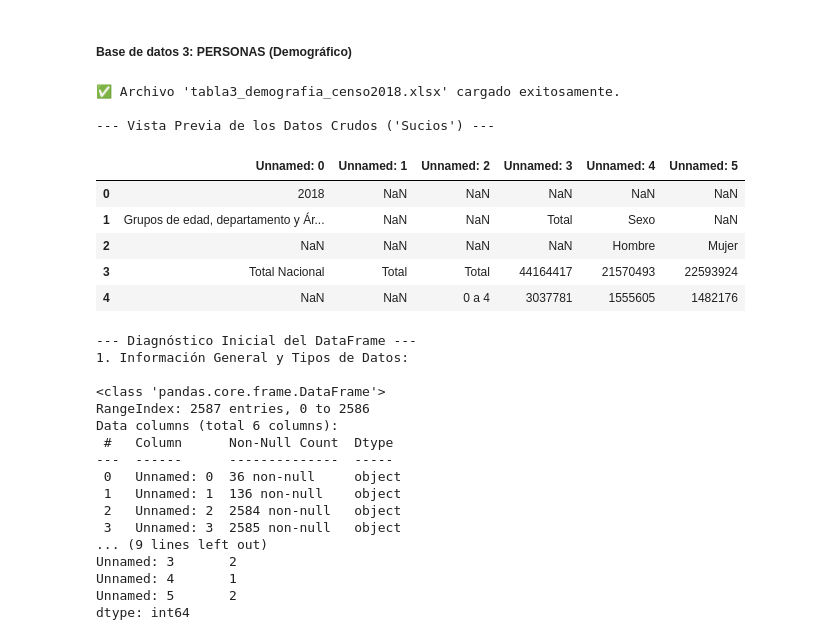
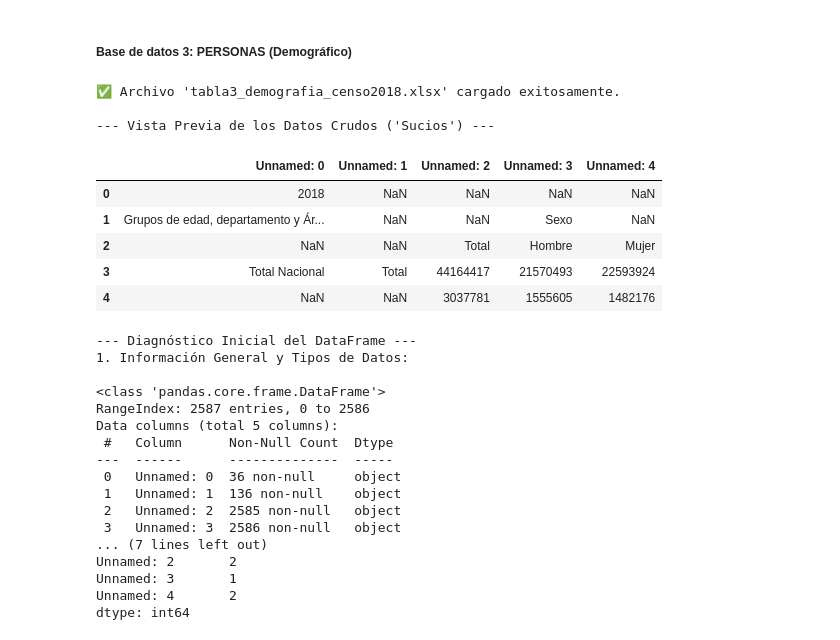
Before and after one commit to AnniebbPictures/Analisis-de-la-industria-automotriz-en-Colombia, a Jupyter notebook: Taller_Final_Corte3.ipynb, the cells around one changed output. Cells and saved outputs as stored; diff of their text form; code cells hidden in the pictures.

```diff
--- a/Taller_Final_Corte3.ipynb
+++ b/Taller_Final_Corte3.ipynb
@@ -429,29 +349,29 @@ Shape final tabla2: (11, 12)
 # %% [markdown]
 ##### Base de datos 3: PERSONAS (Demográfico)
 # %%
-file_path3 = 'tabla3_demografia_censo2018.xlsx'
+file_path3 = 'tabla3_demografia_censo2018_Og.xlsx'
 
 # Se lee el archivo Excel y se carga en un DataFrame de Pandas.
 # El bloque 'try-except' es una buena práctica para manejar errores si el archivo no existe.
 try:
     df3 = pd.read_excel(file_path3)
     print("✅ Archivo 'tabla3_demografia_censo2018.xlsx' cargado exitosamente.")
 except FileNotFoundError:
     print(f"❌ Error: No se encontró el archivo '{file_path3}'. Asegúrate de que esté en la misma carpeta.")
 
 # Mostramos las primeras 5 filas para tener una idea inicial de los datos.
 print("\n--- Vista Previa de los Datos Crudos ('Sucios') ---")
 df3.head()
 # %% [output]
 ✅ Archivo 'tabla3_demografia_censo2018.xlsx' cargado exitosamente.
 
 --- Vista Previa de los Datos Crudos ('Sucios') ---
-|  | Unnamed: 0 | Unnamed: 1 | Unnamed: 2 | Unnamed: 3 | Unnamed: 4 | Unnamed: 5 |
-| 0 | 2018 | NaN | NaN | NaN | NaN | NaN |
-| 1 | Grupos de edad, departamento y Ár... | NaN | NaN | Total | Sexo | NaN |
-| 2 | NaN | NaN | NaN | NaN | Hombre | Mujer |
-| 3 | Total Nacional | Total | Total | 44164417 | 21570493 | 22593924 |
-| 4 | NaN | NaN | 0 a 4 | 3037781 | 1555605 | 1482176 |
+|  | Unnamed: 0 | Unnamed: 1 | Unnamed: 2 | Unnamed: 3 | Unnamed: 4 |
+| 0 | 2018 | NaN | NaN | NaN | NaN |
+| 1 | Grupos de edad, departamento y Ár... | NaN | NaN | Sexo | NaN |
+| 2 | NaN | NaN | Total | Hombre | Mujer |
+| 3 | Total Nacional | Total | 44164417 | 21570493 | 22593924 |
+| 4 | NaN | NaN | 3037781 | 1555605 | 1482176 |
 # %%
 # Antes de limpiar, un buen analista siempre diagnostica el estado de los datos.
 
@@ -477,16 +397,16 @@ df3_clean = df3_clean.round(3)
 
 <class 'pandas.core.frame.DataFrame'>
 RangeIndex: 2587 entries, 0 to 2586
-Data columns (total 6 columns):
+Data columns (total 5 columns):
  #   Column      Non-Null Count  Dtype
 ---  ------      --------------  -----
  0   Unnamed: 0  36 non-null     object
  1   Unnamed: 1  136 non-null    object
- 2   Unnamed: 2  2584 non-null   object
- 3   Unnamed: 3  2585 non-null   object
-... (9 lines left out)
-Unnamed: 3       2
-Unnamed: 4       1
-Unnamed: 5       2
+ 2   Unnamed: 2  2585 non-null   object
+ 3   Unnamed: 3  2586 non-null   object
+... (7 lines left out)
+Unnamed: 2       2
+Unnamed: 3       1
+Unnamed: 4       2
 dtype: int64
 # %%
```
Also changed, not shown: parts of 9 cells of this notebook.
